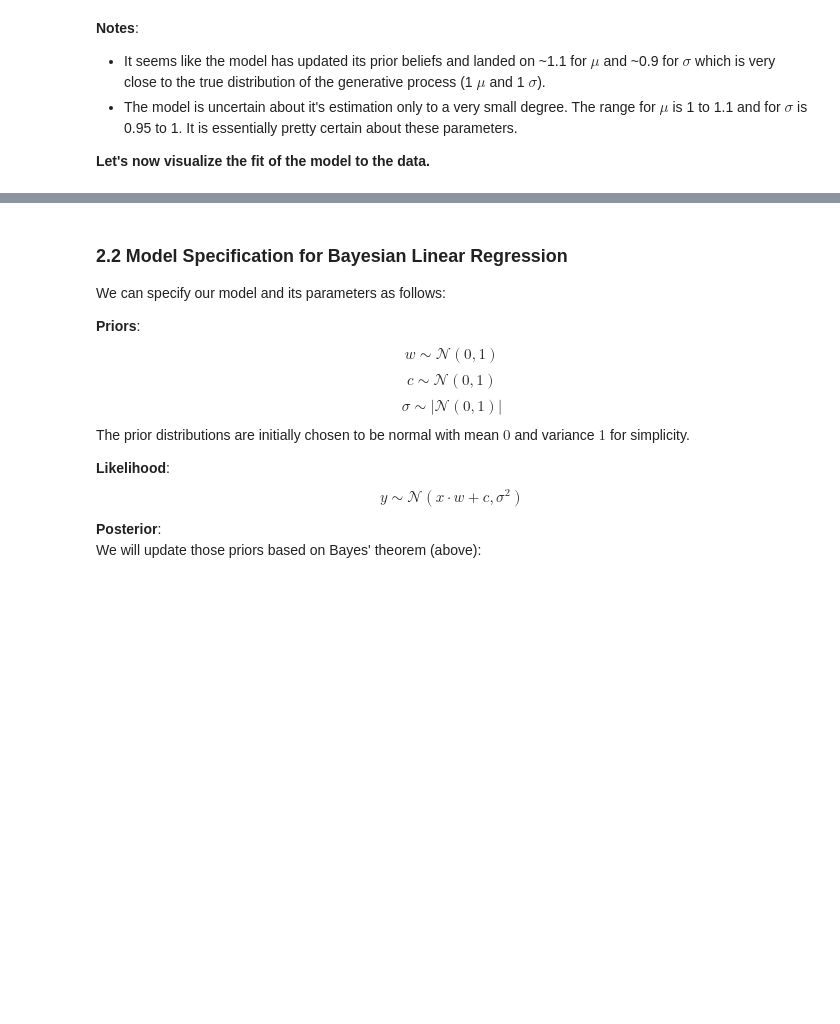
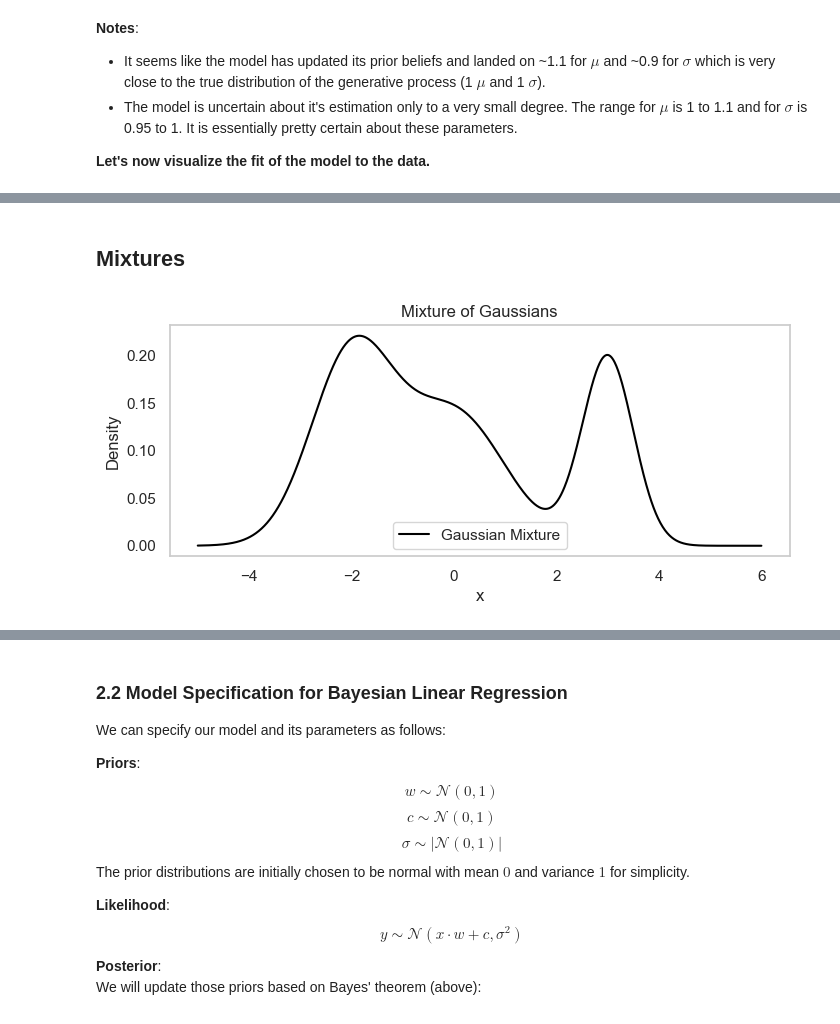
Before and after one commit to NuttidaLab/state_space_analysis, a Jupyter notebook: tutorial.ipynb, the cells around one changed output, grey strips where cells are left out. Drawn from its saved outputs; the diff is of its cells as text; code cells hidden in the pictures; blank space fills up the shorter version.

```diff
--- a/tutorial.ipynb
+++ b/tutorial.ipynb
@@ -376,0 +377,31 @@ plt.show()
+# %% [markdown]
+## Mixtures
+# %%
+import seaborn as sns
+sns.set(style="whitegrid")
+# %%
+# Parameters for the mixture components
+weights = [0.4, 0.35, 0.25]  # Weights for each Gaussian
+means = [-2, 0, 3]           # Means of the Gaussians
+std_devs = [0.8, 1, 0.5]     # Standard deviations of the Gaussians
+# %%
+plt.figure(figsize=(8, 3))
+
+# Create a range of x values
+x = np.linspace(-5, 6, 1000)
+
+# Calculate the mixture density
+mixture_density = np.zeros_like(x)
+for weight, mean, std in zip(weights, means, std_devs):
+    mixture_density += weight * norm.pdf(x, mean, std)
+
+# Plot the mixture
+plt.plot(x, mixture_density, label="Gaussian Mixture", color="black")
+plt.title("Mixture of Gaussians")
+plt.xlabel("x")
+plt.ylabel("Density")
+plt.legend()
+plt.grid()
+plt.show()
+# %% [output]
+[figure, added]
```
Also changed, not shown: parts of 13 cells of this notebook, 1 other file.
